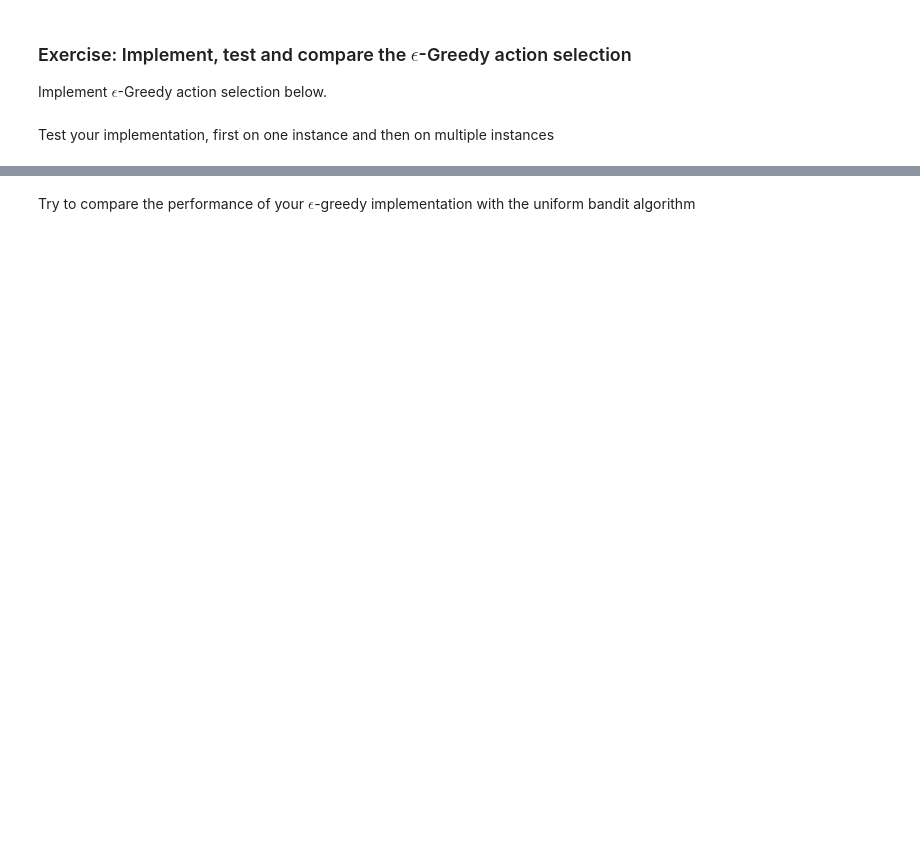
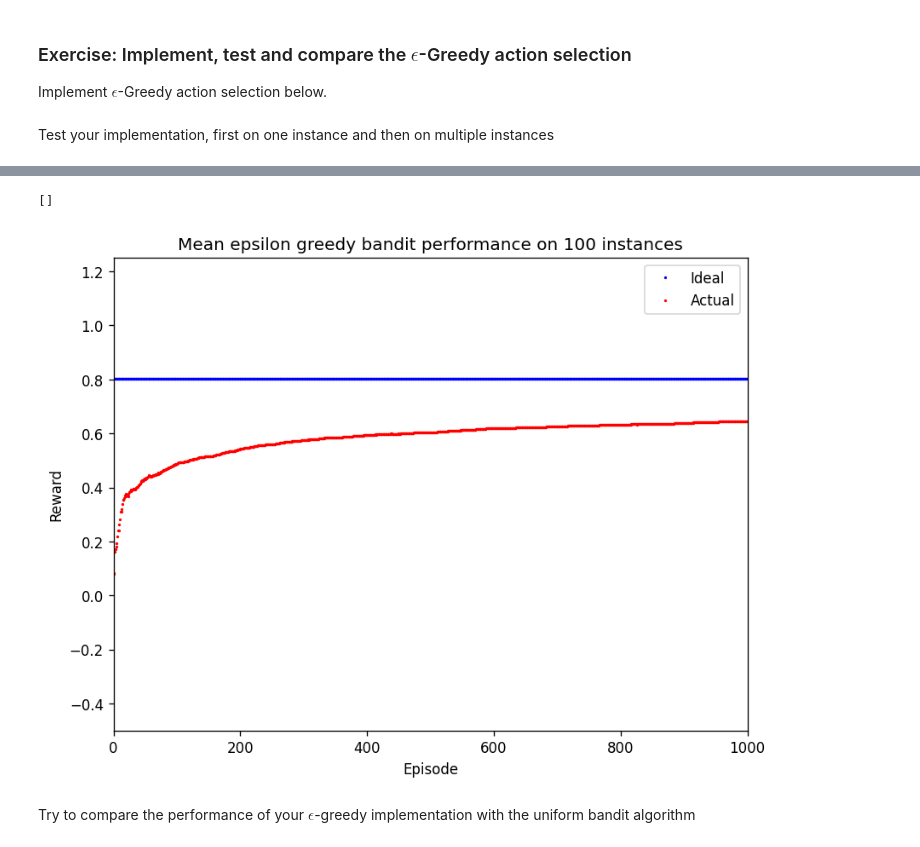
Before and after one commit to ValdemarLange/Sem5, a Jupyter notebook: AI/Lecture5/k_armed_bandit_exercise.ipynb, the cells around one changed output, grey strips where cells are left out. Cells and saved outputs as stored; diff of their text form; code cells hidden in the pictures; blank space fills up the shorter version.

```diff
--- a/AI/Lecture5/k_armed_bandit_exercise.ipynb
+++ b/AI/Lecture5/k_armed_bandit_exercise.ipynb
@@ -283,2 +371,23 @@ Test your implementation, first on one instance and then on multiple instances
+# %%
+# Plot the results:
+fig = plt.figure(figsize=(8, 6), dpi=120)
+ax = fig.add_subplot(1, 1, 1)
+plt.ylim(-0.5, 1.25)
+plt.xlim(0, instance_e.total_plays)
+
+# Plot the ideal scenario when only the best arm is played vs. the actual:
+p1 = ax.plot(accumulated_history_of_ideal_mean_rewards_e / instances, 'bo', markersize=1)
+p2 = ax.plot(accumulated_history_of_mean_rewards_e / instances, 'ro', markersize=1)
+
+plt.xlabel('Episode')
+plt.ylabel('Reward')
+plt.legend(["Ideal", "Actual"])
+
+plt.title(f"Mean epsilon greedy bandit performance on {instances} instances")
+
+plt.plot()
+# %% [output]
+[]
+[figure, added]
 # %% [markdown]
 Try to compare the performance of your $\epsilon$-greedy implementation with the uniform bandit algorithm
```
Also changed, not shown: parts of 17 cells of this notebook.
